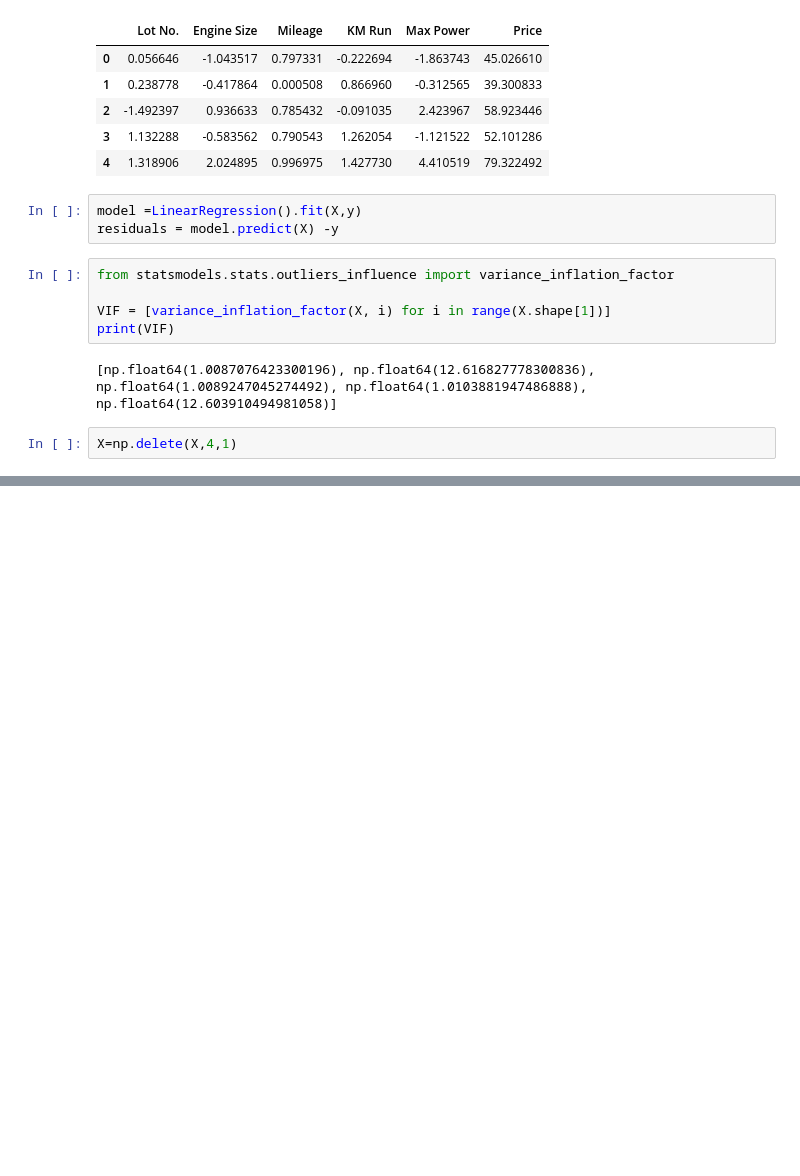
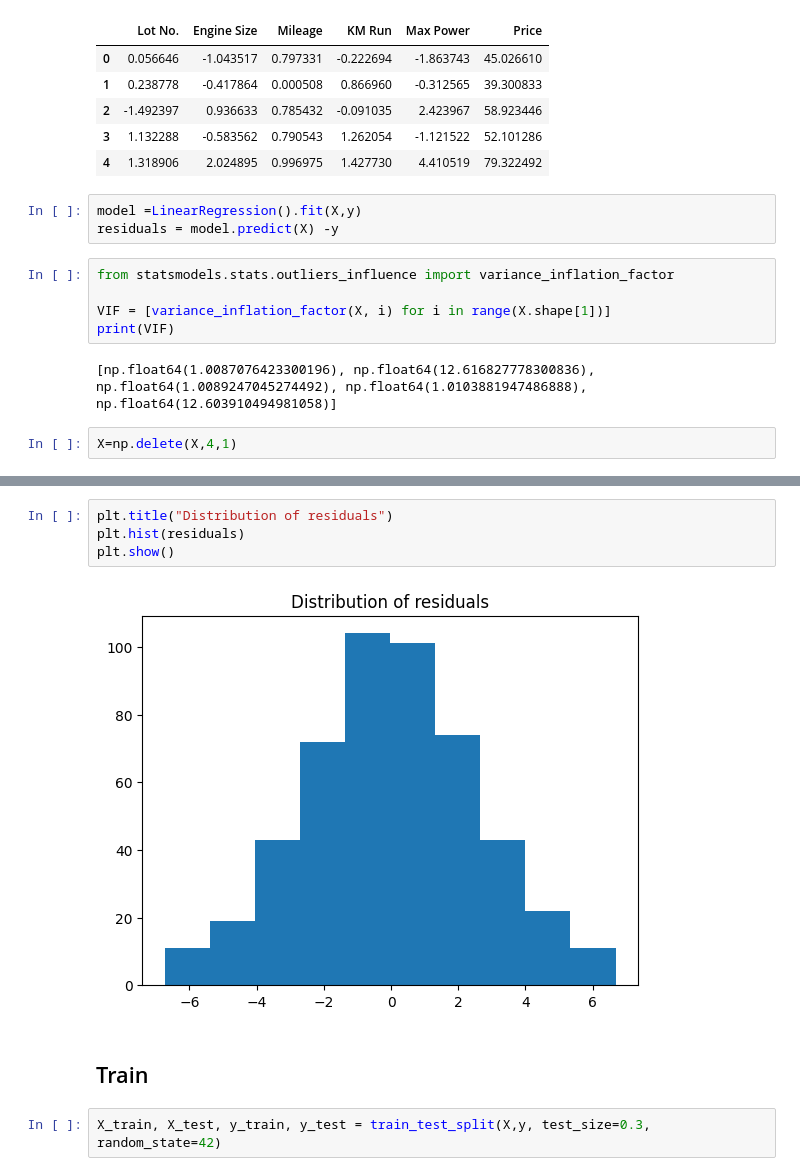
Before and after one commit to prasannaneupane/AI_Lab, a Jupyter notebook: bikeprice_prediction.ipynb, the cells around one changed output, grey strips where cells are left out. Cells and saved outputs as stored; diff of their text form; blank space fills up the shorter version.

Commit message:
upto train-test split

```diff
--- a/bikeprice_prediction.ipynb
+++ b/bikeprice_prediction.ipynb
@@ -68,0 +92,10 @@ X=np.delete(X,4,1)
+# %%
+plt.title("Distribution of residuals")
+plt.hist(residuals)
+plt.show()
+# %% [output]
+[figure, added]
+# %% [markdown]
+<h2>Train
+# %%
+X_train, X_test, y_train, y_test = train_test_split(X,y, test_size=0.3, random_state=42)
```
Also changed, not shown: parts of 4 cells of this notebook.
